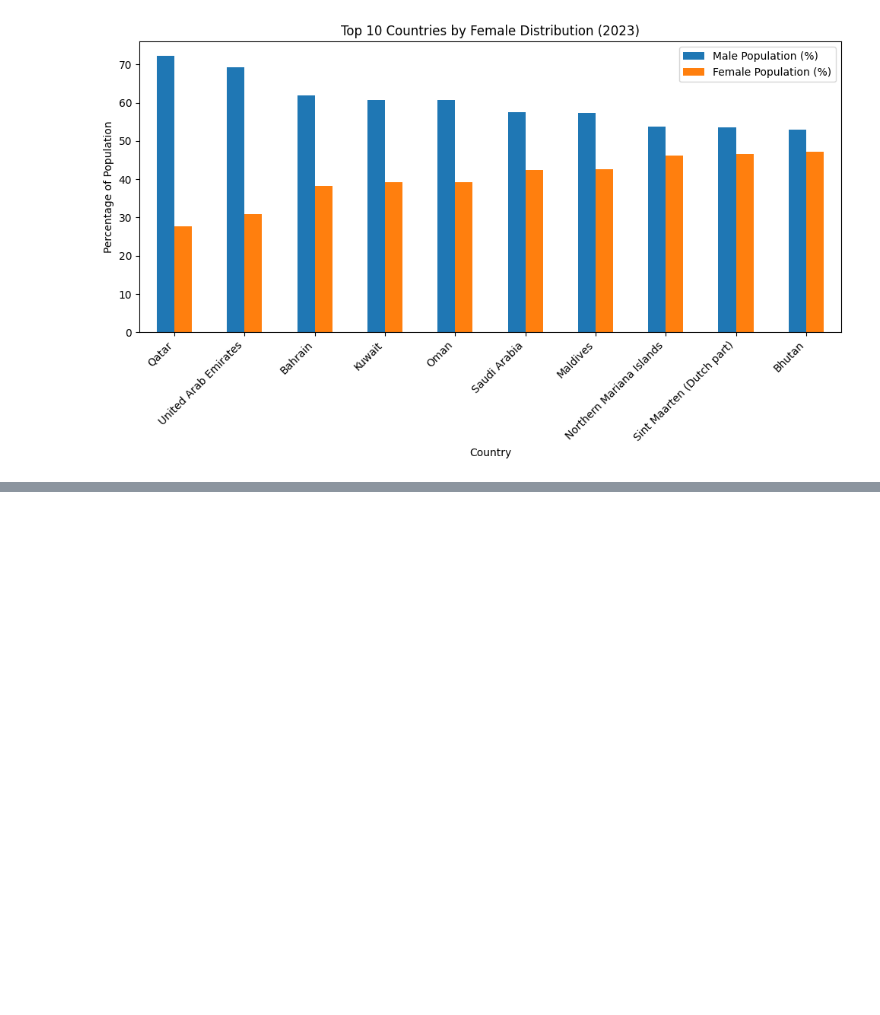
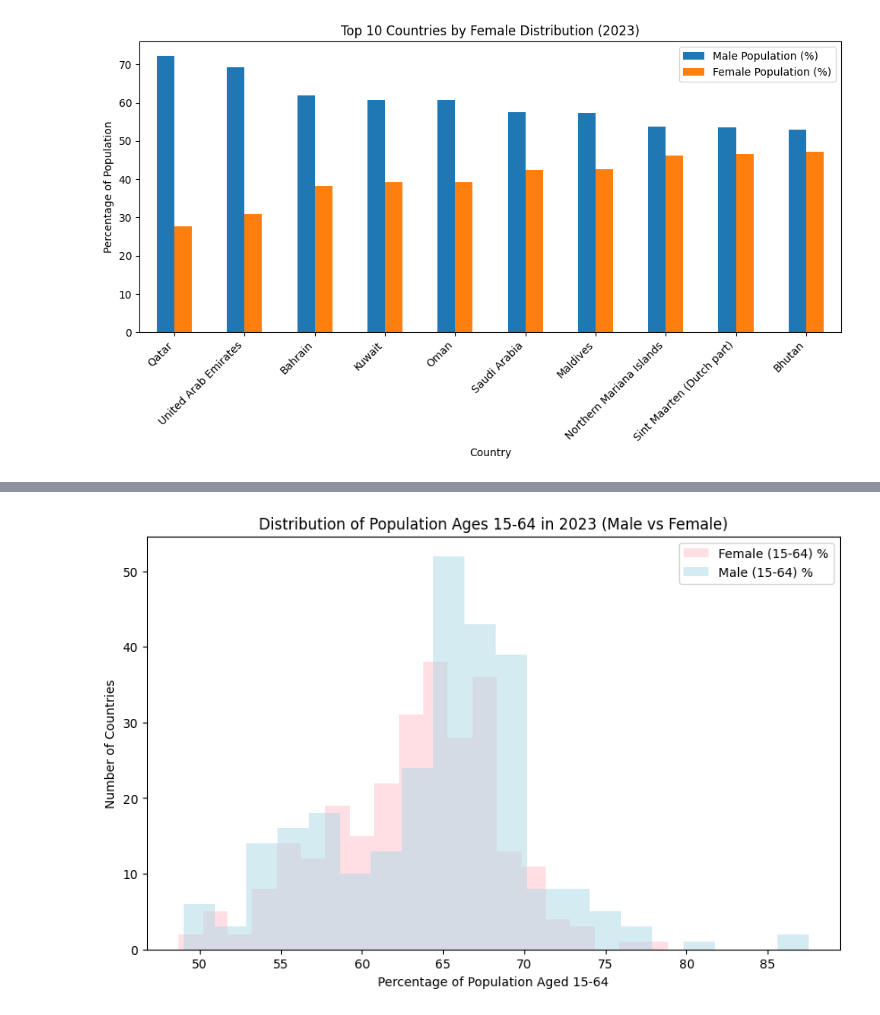
Before and after one commit to Ethan-97/PRODIGY_DS_01, a Jupyter notebook: Task1.ipynb, the cells around one changed output, grey strips where cells are left out. Saved outputs shown, nothing was run; the diff lists cells and outputs as text; code cells hidden in the pictures; blank space fills up the shorter version.

```diff
--- a/Task1.ipynb
+++ b/Task1.ipynb
@@ -235,0 +235,11 @@ plt.show()
+# %%
+# Load the files
+female_ages_file = '/content/API_SP.POP.1564.FE.ZS_DS2_en_csv_v2_18624.csv'
+male_ages_file = '/content/API_SP.POP.1564.MA.ZS_DS2_en_csv_v2_18619.csv'
+
+# Read the files
+female_ages = pd.read_csv(female_ages_file, skiprows = 4)  # Skipping the first 4 rows as they contain metadata in World Bank data
+male_ages = pd.read_csv(male_ages_file, skiprows = 4)
+
+# Checking the first few rows of both datasets to understand their structure
+female_ages.head(), male_ages.head()
@@ -235,0 +264,25 @@ plt.show()
+# %%
+# Extracting the 2023 data for both datasets
+age_distribution_female_2023 = female_ages[['Country Name', '2023']].dropna()
+age_distribution_male_2023 = male_ages[['Country Name', '2023']].dropna()
+
+# Renaming the columns for clarity
+age_distribution_female_2023.columns = ['Country Name', 'Female (15-64) %']
+age_distribution_male_2023.columns = ['Country Name', 'Male (15-64) %']
+
+# Merging the datasets
+age_distribution_2023 = pd.merge(age_distribution_female_2023, age_distribution_male_2023, on = 'Country Name')
+
+# Plotting the histogram
+plt.figure(figsize=(10, 6))
+plt.hist(age_distribution_2023['Female (15-64) %'], bins = 20, alpha = 0.5, label = 'Female (15-64) %', color = 'pink')
+plt.hist(age_distribution_2023['Male (15-64) %'], bins = 20, alpha = 0.5, label = 'Male (15-64) %', color = 'lightblue')
+
+plt.title('Distribution of Population Ages 15-64 in 2023 (Male vs Female)')
+plt.xlabel('Percentage of Population Aged 15-64')
+plt.ylabel('Number of Countries')
+plt.legend()
+
+plt.show()
+# %% [output]
+[figure, added]
```
Also changed, not shown: parts of 21 cells of this notebook.
